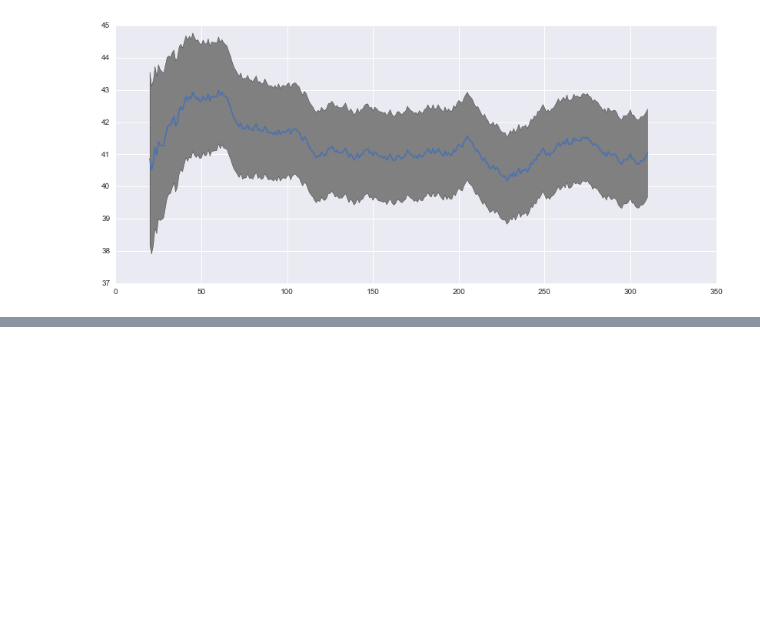
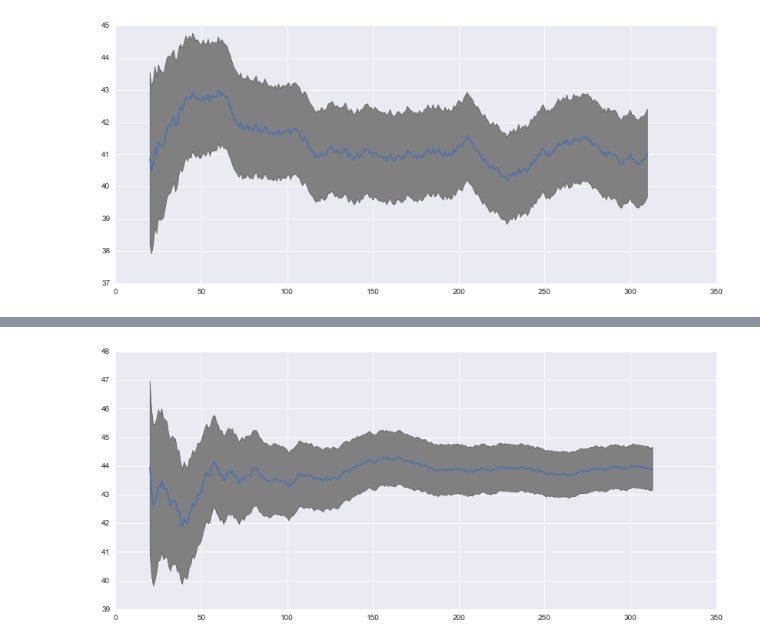
Before and after one commit to DanielVF/Halite-Ranking-Viz, a Jupyter notebook: Trueskill-Seaborn.ipynb, the cells around one changed output, grey strips where cells are left out. Drawn from its saved outputs; the diff is of its cells as text; code cells hidden in the pictures; blank space fills up the shorter version.

```diff
--- a/Trueskill-Seaborn.ipynb
+++ b/Trueskill-Seaborn.ipynb
@@ -82,0 +108,4 @@ plot_converge(players["tmseiler"])
+# %%
+plot_converge(players_low_tau["tmseiler"])
+# %% [output]
+[figure, added]
```
Also changed, not shown: parts of 7 cells of this notebook.
